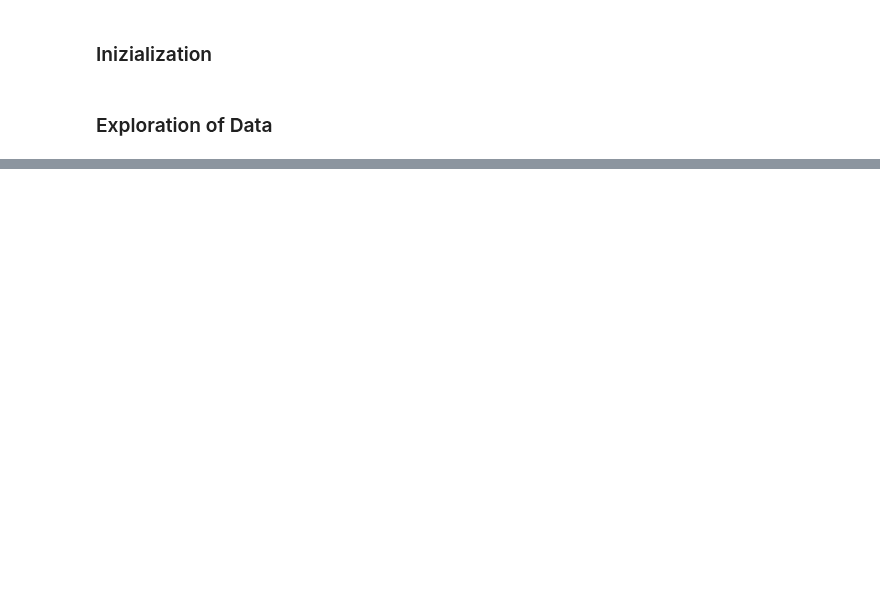
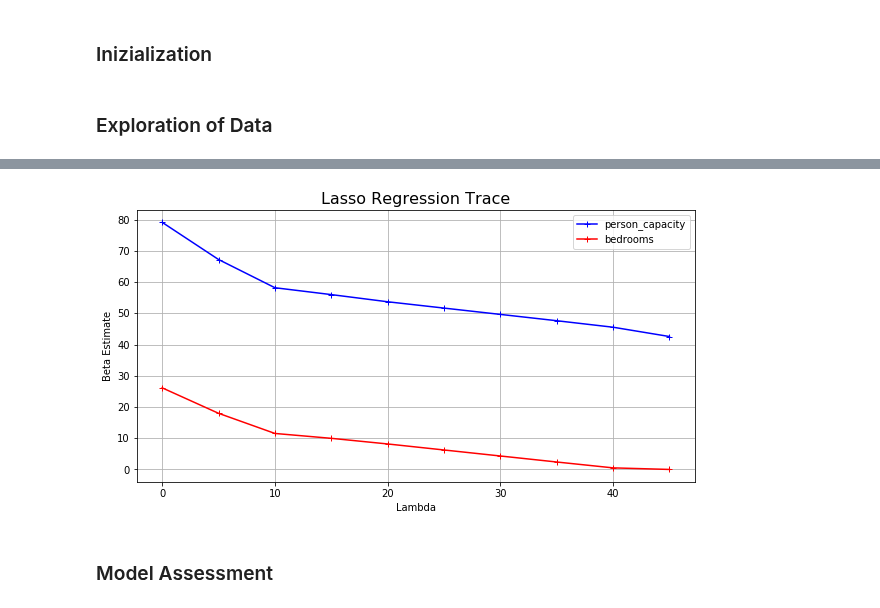
Before and after one commit to bradipo89/Supervised_Machine_Learning_Lessons, a Jupyter notebook: Linear_Models_Lasso.ipynb, the cells around one changed output, grey strips where cells are left out. Cells and saved outputs as stored; diff of their text form; code cells hidden in the pictures; blank space fills up the shorter version.

```diff
--- a/Linear_Models_Lasso.ipynb
+++ b/Linear_Models_Lasso.ipynb
@@ -316,0 +224,18 @@ lasso_df['a=5'].plot.barh(color='g')
+# %%
+lasso_df2=lasso_df.transpose()
+lasso_df2['lambda']=lasso_df2.index
+lasso_df2.reset_index(inplace=True)
+lasso_df2.drop('index',axis=1,inplace=True)
+# %%
+fig, ax = plt.subplots(figsize=(10, 5),sharex=False, sharey=False)
+ax.plot(lasso_df2.person_capacity[::5],'b', lasso_df2.bedrooms[::5], 'r' ,marker='+')
+#ax.axhline(y=0, color='black', linestyle='--')
+ax.set_xlabel("Lambda")
+ax.set_ylabel("Beta Estimate")
+ax.set_title("Lasso Regression Trace", fontsize=16)
+ax.legend(labels=['person_capacity','bedrooms'])
+ax.grid(True)
+# %% [output]
+[figure, added]
+# %% [markdown]
+### Model Assessment
```
Also changed, not shown: parts of 56 cells of this notebook, 3 other files.
